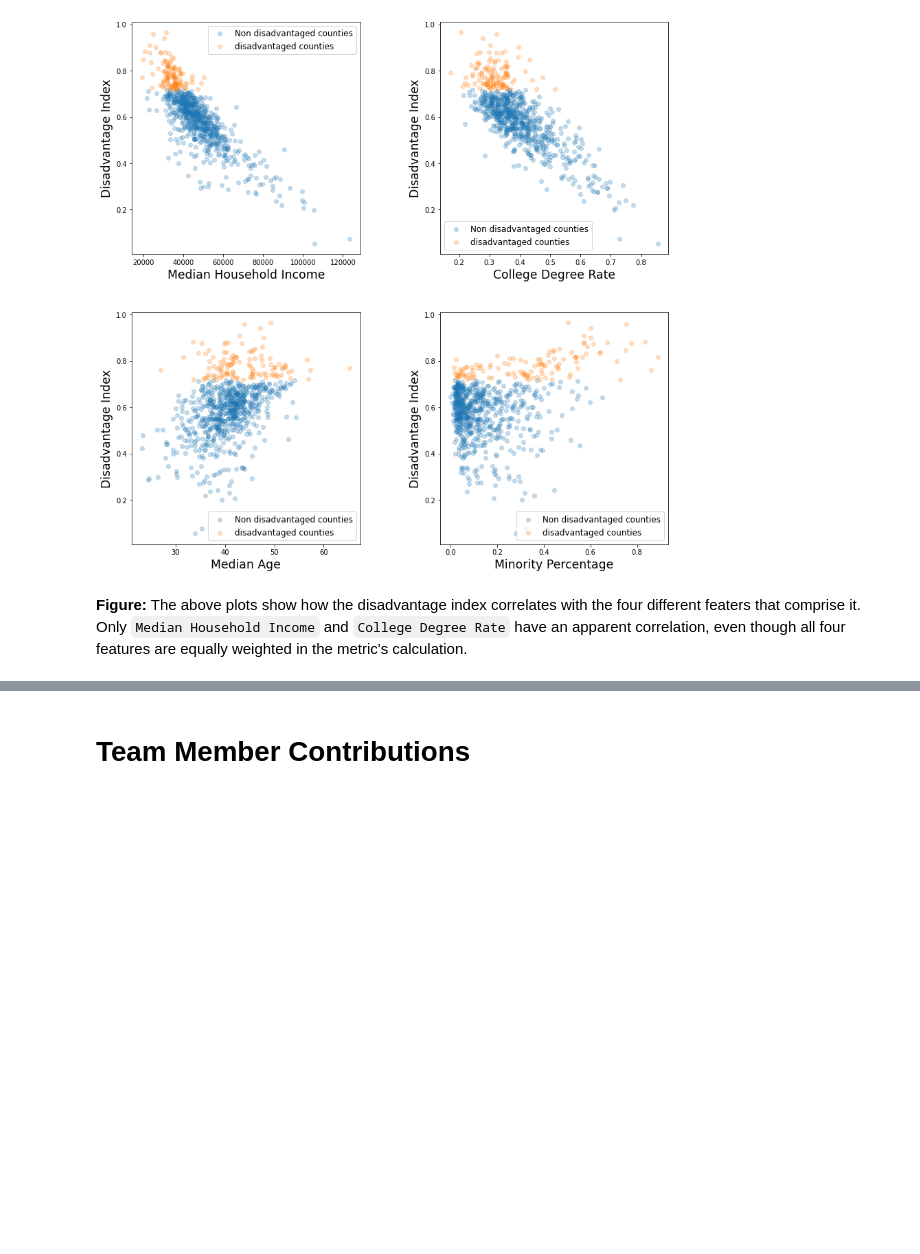
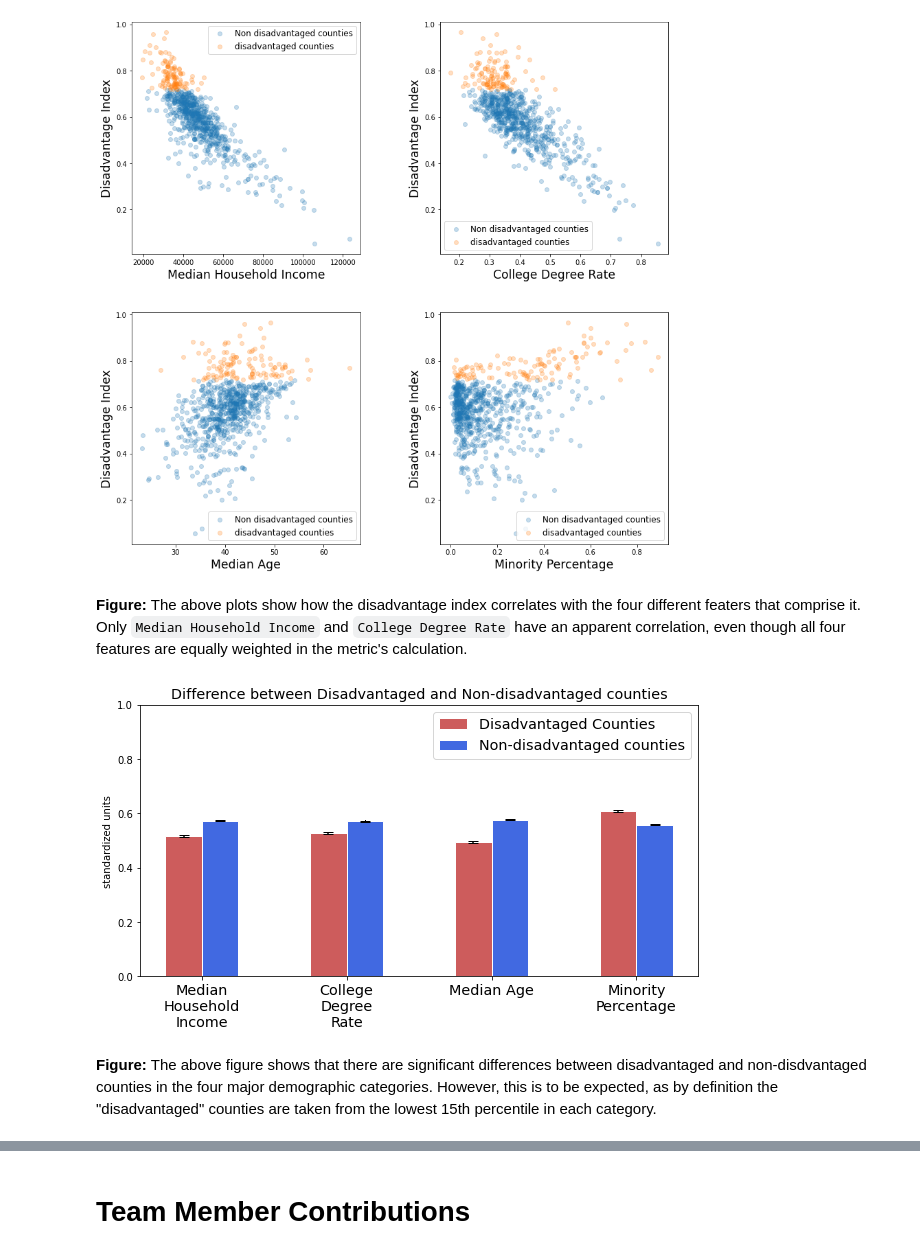
Before and after one commit to DesiPilla/demographics-voterid-turnout, a Jupyter notebook: Group_2_Final_Report.ipynb, the cells around one changed output, grey strips where cells are left out. Cells and saved outputs as stored; diff of their text form; code cells hidden in the pictures; blank space fills up the shorter version.

Commit message:
add "Disadvantage index" and tests

```diff
--- a/Group_2_Final_Report.ipynb
+++ b/Group_2_Final_Report.ipynb
@@ -794,3 +794,57 @@ fig.show();
 [figure]
 # %% [markdown]
 **Figure:** The above plots show how the disadvantage index correlates with the four different featers that comprise it. Only `Median Household Income` and `College Degree Rate` have an apparent correlation, even though all four features are equally weighted in the metric's calculation.
+# %%
+dis_means, non_dis_means = [], []
+dis_serrs, non_dis_serrs = [], []
+pvals = []
+
+for c in ['MedianHous', 'CollegeDeg', 'MedianAge', 'not_white']:
+    idx = data_no_ak[c] < data_no_ak[c].quantile(0.15)
+
+    # Split the data into disadvantaged and non-disadvantaged
+    dis = data_no_ak[idx].turnout.values
+    non_dis = data_no_ak[~idx].turnout.values
+
+    # Find the mean of each group
+    dis_mean = np.mean(dis)
+    dis_means.append(dis_mean)
+    non_dis_mean = np.mean(non_dis)
+    non_dis_means.append(non_dis_mean)
+
+    # Fint the standard deviation of each group
+    dis_serr = np.std(dis) / len(dis)**0.5
+    dis_serrs.append(dis_serr)
+    non_dis_serr = np.std(non_dis) / len(non_dis)**0.5
+    non_dis_serrs.append(non_dis_serr)
+
+    # Conduct a z-test on the two groups
+    z_statistic, pval = ztest(dis,non_dis)
+    pvals.append(pval)
+
+# Set position of bar on X axis
+barWidth = 0.25
+x1 = np.arange(len(dis_means))
+x2 = [x + barWidth for x in x1]
+
+# Plot the performance
+fig, ax = plt.subplots(figsize=(10, 5))
+
+# Make the plot
+ax.bar(x1, dis_means, color='indianred', width=barWidth, edgecolor='white', label='Disadvantaged Counties')
+ax.errorbar(x1, dis_means, yerr=dis_serrs, fmt=',k', capsize=5)
+ax.bar(x2, non_dis_means, color='royalblue', width=barWidth, edgecolor='white', label='Non-disadvantaged counties')
+ax.errorbar(x2, non_dis_means, yerr=non_dis_serrs, fmt=',k', capsize=5)
+ax.set_xticks((x1 + x2)/2)
+ax.set_xticklabels(feat_labels, fontsize='x-large', rotation=0)
+ax.set_ylim(0, 1)
+ax.set_title('Difference between Disadvantaged and Non-disadvantaged counties', fontsize='x-large')
+ax.set_ylabel('standardized units')
+ax.legend(fontsize='x-large')
+
+fig.savefig('/content/drive/My Drive/MLPP Project/Pictures/conditionals/disadvantaged_conditional_turnouts.png', clobber=True)
+fig.show();
+# %% [output]
+[figure, added]
+# %% [markdown]
+**Figure:** The above figure shows that there are significant differences between disadvantaged and non-disdvantaged counties in the four major demographic categories. However, this is to be expected, as by definition the "disadvantaged" counties are taken from the lowest 15th percentile in each category.
```
Also changed, not shown: parts of 1 cell of this notebook.
